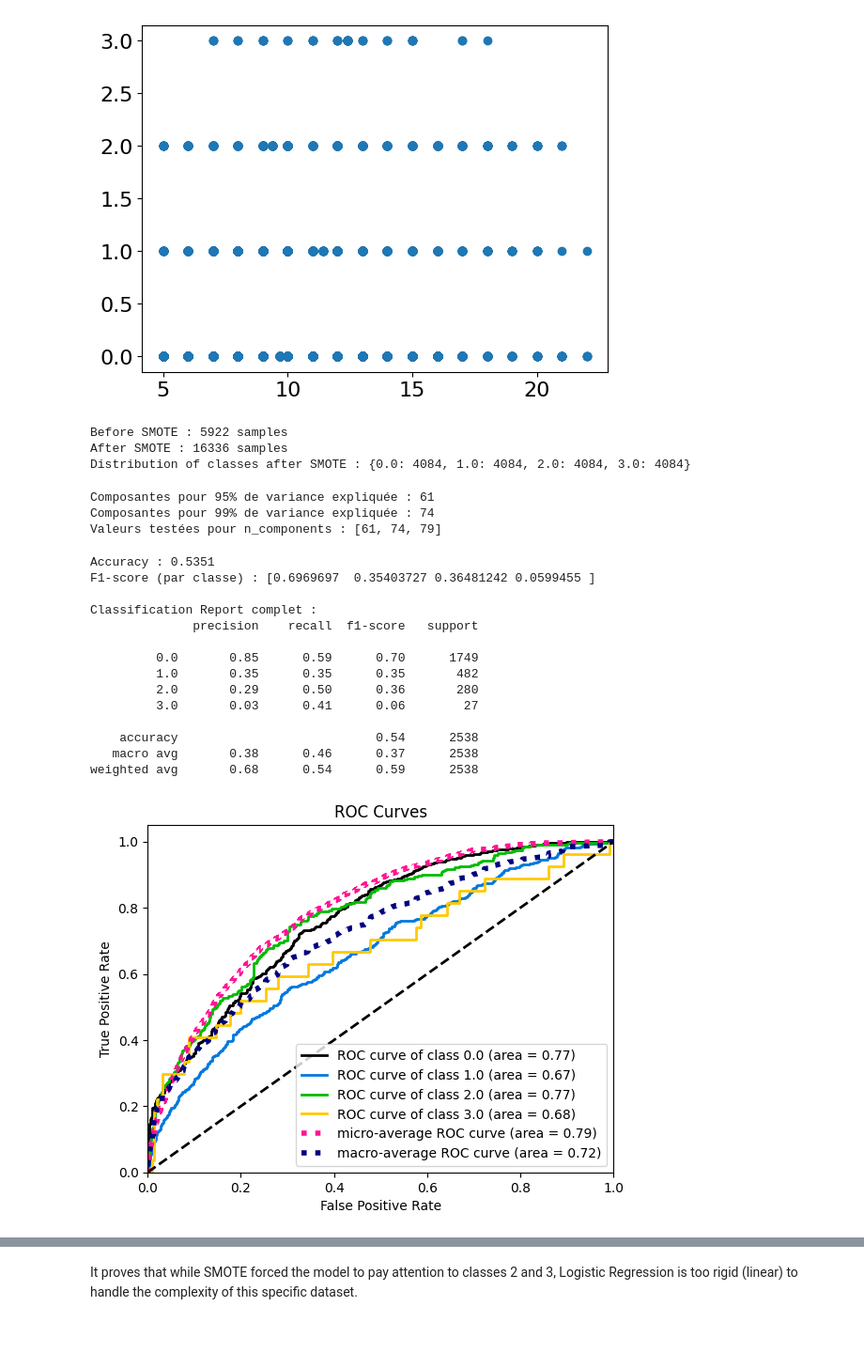
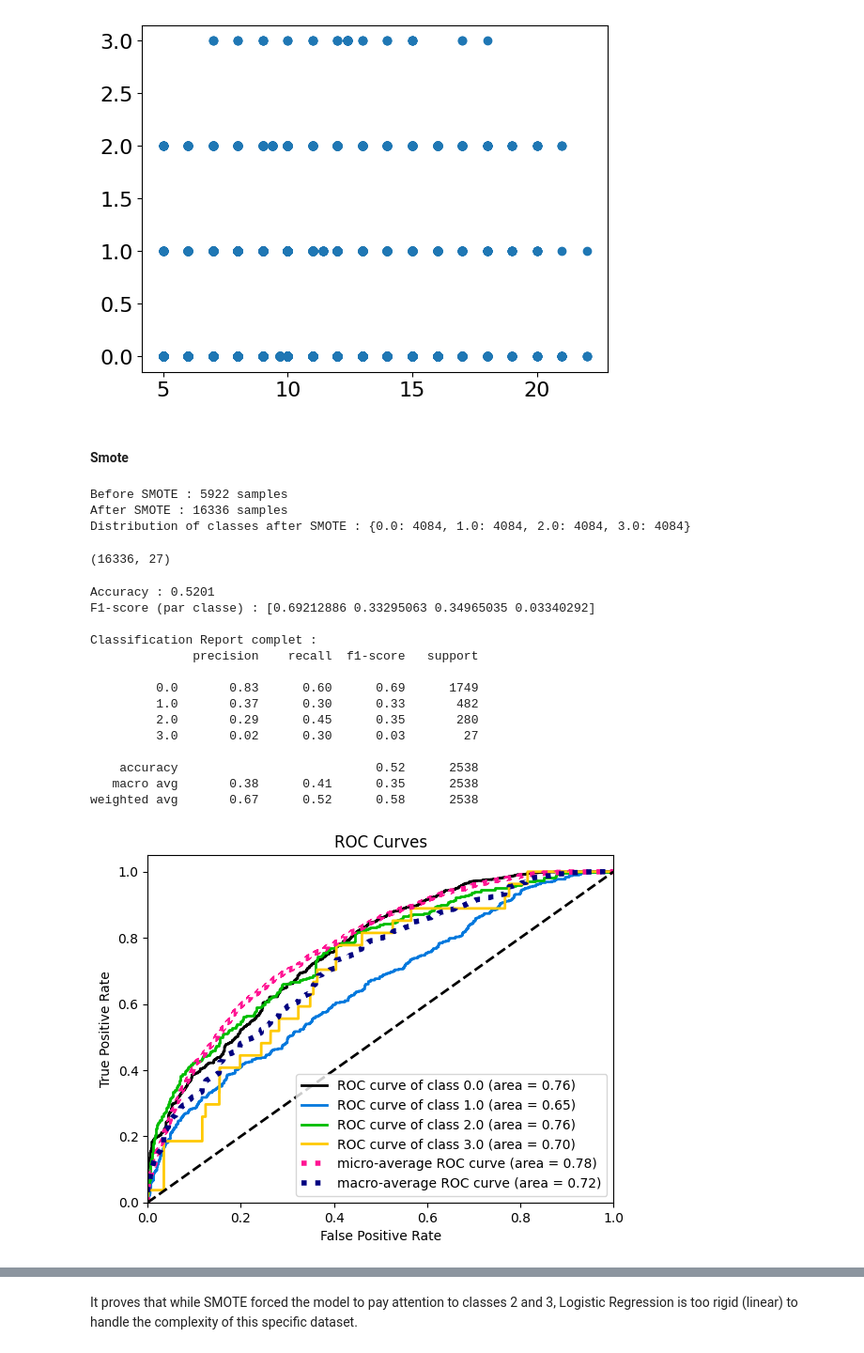
Before and after one commit to kilomo12/Data_Mining_project2, a Jupyter notebook: Logistic regression.ipynb, the cells around one changed output, grey strips where cells are left out. Shown at 94% size. Cells and saved outputs as stored; diff of their text form; code cells hidden in the pictures.

```diff
--- a/Logistic regression.ipynb
+++ b/Logistic regression.ipynb
@@ -110,9 +108,11 @@ from sklearn.metrics import classification_report, f1_score, confusion_matrix, C
+# %% [markdown]
+#### Smote
 # %%
 # SMOTE
 smote = SMOTE(random_state=42)
-X_train_resampled, y_train_resampled = smote.fit_resample(X_train_scaled, y_train)
+X_train_resampled, y_train_resampled = smote.fit_resample(X_train, y_train)
 
-print(f"Before SMOTE : {X_train_scaled.shape[0]} samples")
+print(f"Before SMOTE : {X_train.shape[0]} samples")
 print(f"After SMOTE : {X_train_resampled.shape[0]} samples")
 print(f"Distribution of classes after SMOTE : {dict(zip(*np.unique(y_train_resampled, return_counts=True)))}")
 # %% [output]
@@ -120,58 +120,48 @@ Before SMOTE : 5922 samples
 After SMOTE : 16336 samples
 Distribution of classes after SMOTE : {0.0: 4084, 1.0: 4084, 2.0: 4084, 3.0: 4084}
 # %%
-# PCA
-# We found the optimal n_components for PCA using the cumulative explained variance ratio
-pca = PCA(random_state=42)
-pca.fit(X_train_resampled)
+# SelectFromModel with XGBoost
 
-# Variance expliquée cumulée pour choisir n_components
-cumulative_variance = np.cumsum(pca.explained_variance_ratio_)
-n_95 = np.argmax(cumulative_variance >= 0.95) + 1
-n_99 = np.argmax(cumulative_variance >= 0.99) + 1
-print(f"\nComposantes pour 95% de variance expliquée : {n_95}")
-print(f"Composantes pour 99% de variance expliquée : {n_99}")
-
-# Choix du n_components à tuner
-n_components_options = sorted(set([n_95, n_99, X_train_resampled.shape[1]]))
-print(f"Valeurs testées pour n_components : {n_components_options}")
+sel = SelectFromModel(xgb.XGBClassifier(random_state=42))
+X_train_sel = sel.fit_transform(X_train_resampled, y_train_resampled)
+X_test_sel = sel.transform(X_test)
+X_train_sel.shape
 # %% [output]
-Composantes pour 95% de variance expliquée : 61
-Composantes pour 99% de variance expliquée : 74
-Valeurs testées pour n_components : [61, 74, 79]
+(16336, 27)
+# %%
+scaler = StandardScaler()
+X_train_scaled = scaler.fit_transform(X_train_sel)
+X_test_scaled = scaler.transform(X_test_sel)
 # %%
-clf = LogisticRegression(random_state=0, max_iter=2000, solver='saga')
-pca = PCA(random_state=42, n_components=n_components_options[0])
+clf = LogisticRegression(random_state=0)
 
-X_train_pca = pca.fit_transform(X_train_resampled)
-X_test_pca = pca.transform(X_test_scaled)
-clf.fit(X_train_pca, y_train_resampled)
-y_pred = clf.predict(X_test_pca)
+clf.fit(X_train_scaled, y_train_resampled)
+y_pred = clf.predict(X_test_scaled)
 print(f"Accuracy : {accuracy_score(y_test, y_pred):.4f}")
 print(f"F1-score (par classe) : {f1_score(y_test, y_pred, average=None)}")
 print("\nClassification Report complet :")
 print(classification_report(y_test, y_pred))
 # %% [output]
-Accuracy : 0.5351
-F1-score (par classe) : [0.6969697  0.35403727 0.36481242 0.0599455 ]
+Accuracy : 0.5201
+F1-score (par classe) : [0.69212886 0.33295063 0.34965035 0.03340292]
 
 Classification Report complet :
               precision    recall  f1-score   support
 
-         0.0       0.85      0.59      0.70      1749
-         1.0       0.35      0.35      0.35       482
-         2.0       0.29      0.50      0.36       280
-         3.0       0.03      0.41      0.06        27
+         0.0       0.83      0.60      0.69      1749
+         1.0       0.37      0.30      0.33       482
+         2.0       0.29      0.45      0.35       280
+         3.0       0.02      0.30      0.03        27
 
-    accuracy                           0.54      2538
-   macro avg       0.38      0.46      0.37      2538
-weighted avg       0.68      0.54      0.59      2538
+    accuracy                           0.52      2538
+   macro avg       0.38      0.41      0.35      2538
+weighted avg       0.67      0.52      0.58      2538
 # %%
-y_score = clf.predict_proba(X_test_pca)
+y_score = clf.predict_proba(X_test_scaled)
 plot_roc(y_test, y_score)
 plt.show()
 # %% [output]
-[figure, old version]
+[figure, new version]
 # %%
 # 1. Crea la figura
 fig, ax = plt.subplots(figsize=(8, 6))
```
Also changed, not shown: parts of 47 cells of this notebook, 1 other file.
